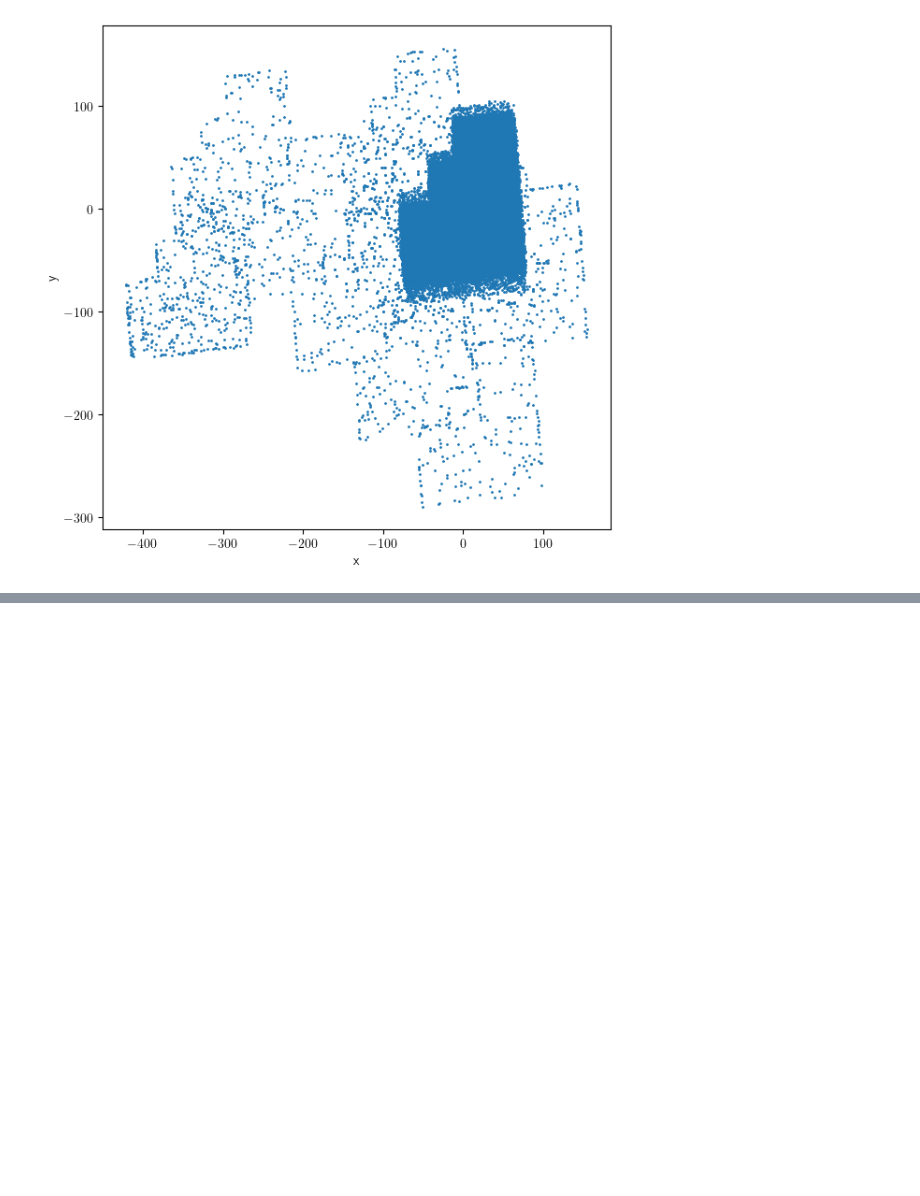
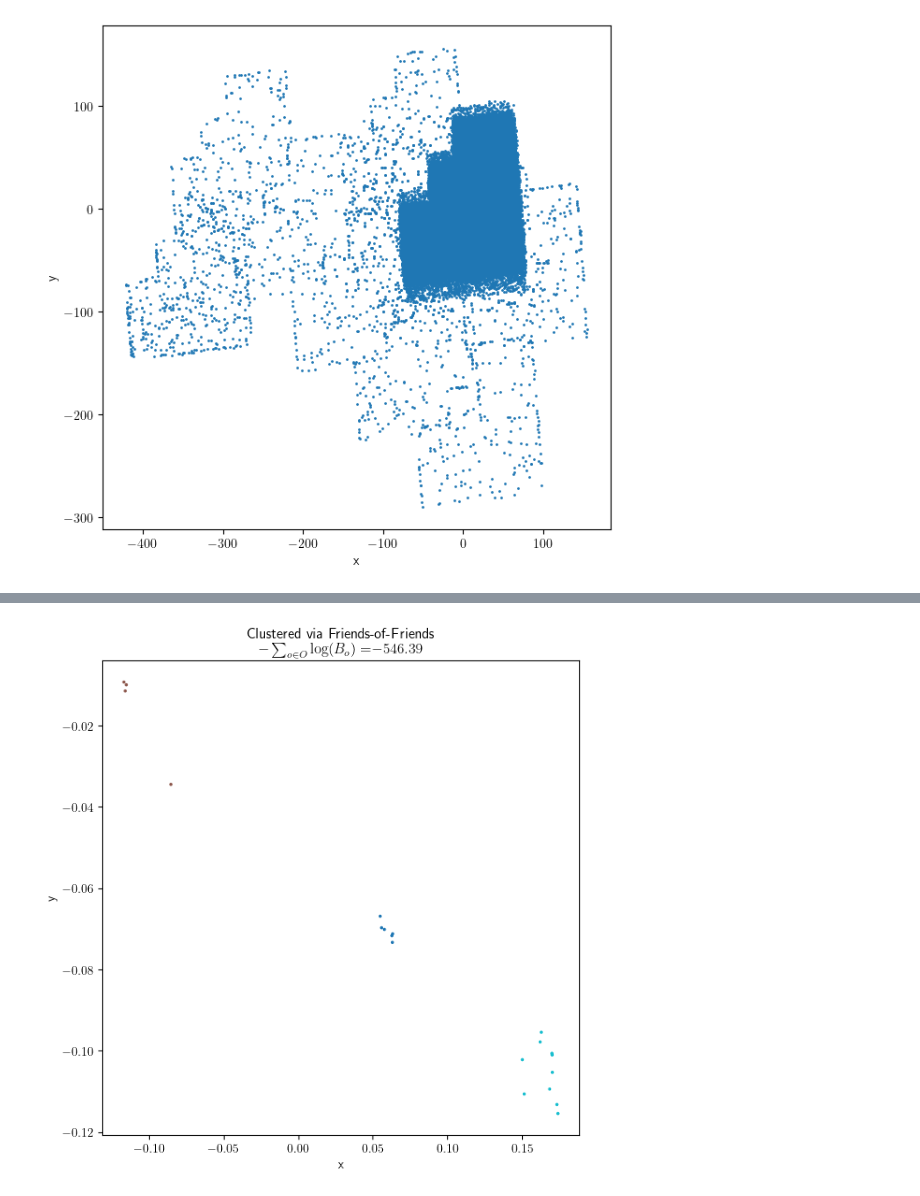
Before and after one commit to jacobf18/astronomical-matching, a Jupyter notebook: hubble.ipynb, the cells around one changed output, grey strips where cells are left out. Saved outputs shown, nothing was run; the diff lists cells and outputs as text; code cells hidden in the pictures; blank space fills up the shorter version.

```diff
--- a/hubble.ipynb
+++ b/hubble.ipynb
@@ -352,0 +380,21 @@ for k in tqdm(range(1,2)):
+# %%
+data_df_2 = pd.read_csv('data/match_6000160767697.csv')
+
+# Convert Image IDs to integers in range [0, number of images]
+data_df_2.ImageID = pd.factorize(data_df_2.ImageID)[0]
+
+# Get kappas (inverse of sigma)
+data_df_2["kappa"] = 1 / (data_df_2["Sigma"] ** 2)
+data_df_2["kappa (radians)"] = 1 / ((data_df_2["Sigma"]*np.pi/180/3600) ** 2)
+data_df_2["log kappa (radians)"] = np.log(data_df_2["kappa (radians)"])
+
+# Get center of data points
+center_ra = data_df_2.RA.mean()
+center_dec = data_df_2.Dec.mean()
+
+center_west, center_north = tangent(center_ra, center_dec)
+
+data_df_2["coord1 (arcseconds)"] = (data_df_2[["X", "Y", "Z"]] @ center_west) * 180 * 3600 / np.pi
+data_df_2["coord2 (arcseconds)"] = (data_df_2[["X", "Y", "Z"]] @ center_north) * 180 * 3600 / np.pi
+
+data_df_2
@@ -352,0 +419,13 @@ for k in tqdm(range(1,2)):
+# %%
+plt.figure(figsize=(7,7))
+plt.scatter(data_df_2['coord1 (arcseconds)'],
+            data_df_2['coord2 (arcseconds)'],
+            s=2.5, c = data_df_2.SubID, cmap='tab10')
+plt.title("Clustered via Friends-of-Friends\n"
+              r"$-\sum_{{o\in O}}\log(B_o)=$"
+              f"${neg_log_bayes(data_df_2, list(data_df_2.SubID)):.2f}$")
+plt.xlabel('x')
+plt.ylabel('y')
+plt.show()
+# %% [output]
+[figure, added]
```
Also changed, not shown: parts of 13 cells of this notebook, 2 other files.
